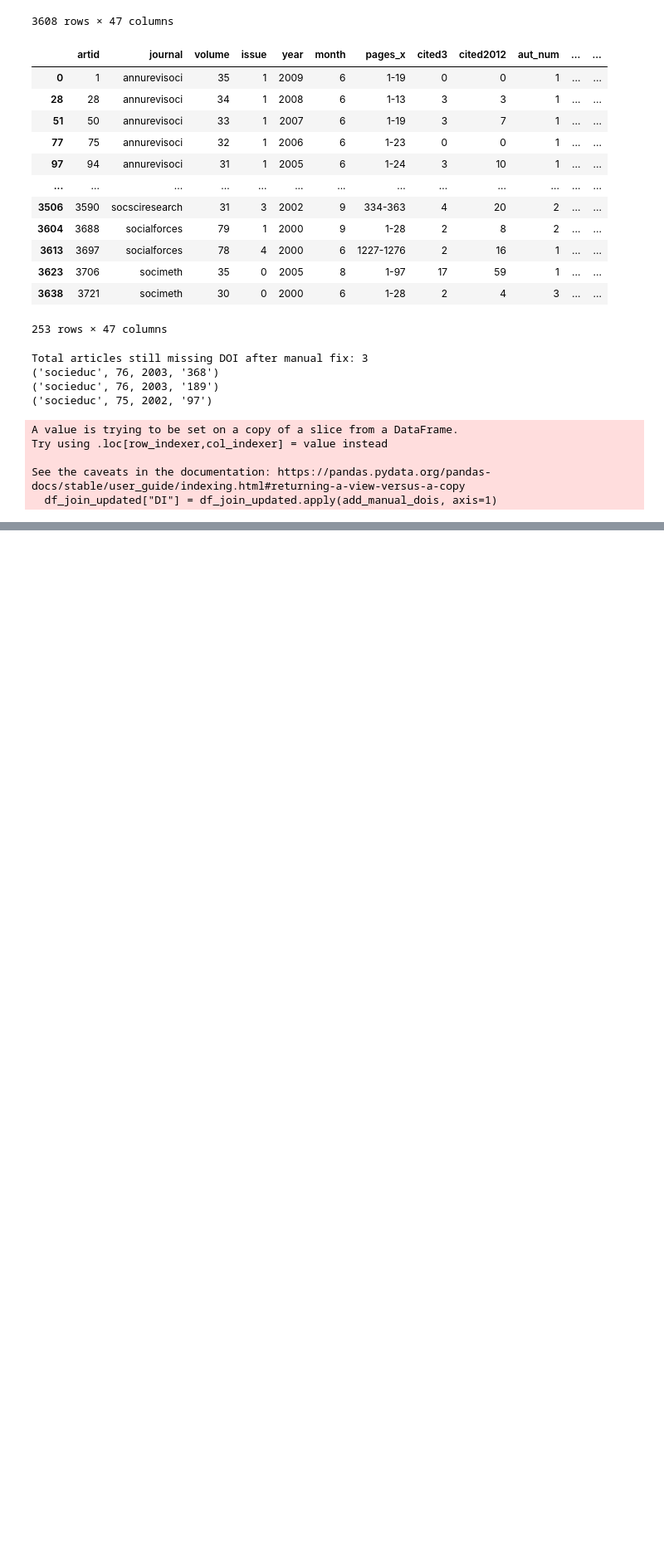
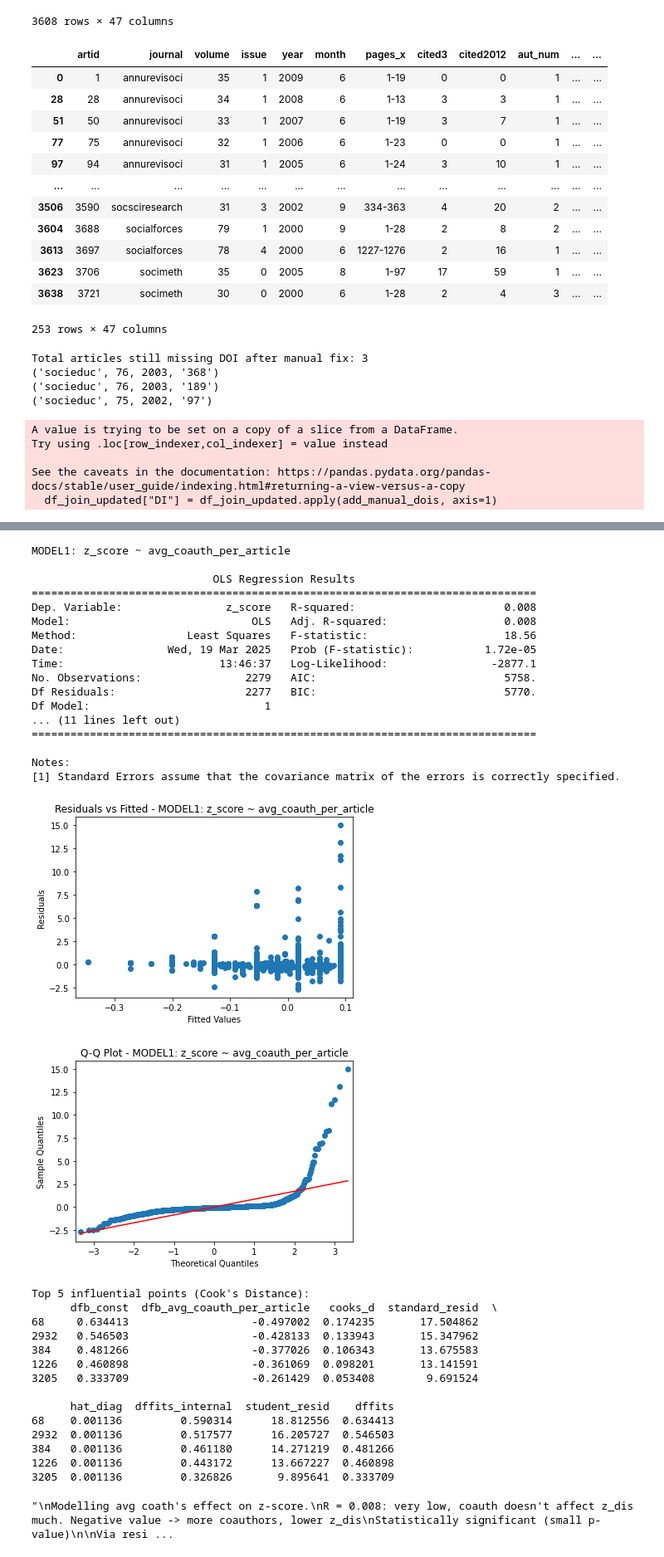
Before and after one commit to akshue27/acknowledgements, a Jupyter notebook: attemptedmerge.ipynb, the cells around one changed output, grey strips where cells are left out. Shown at 83% size. Drawn from its saved outputs; the diff is of its cells as text; code cells hidden in the pictures; blank space fills up the shorter version.

```diff
--- a/attemptedmerge.ipynb
+++ b/attemptedmerge.ipynb
@@ -644 +1027,3 @@ memory usage: 892.4 MB
 None
+# %%
+df6 = df5.merge(disruption_df, on="MAGpaperID", how="left")
@@ -644,0 +1668,18 @@ None
+# %%
+# Check if rows with missing author are a subset of rows with missing z-score
+author_nan = all_auth_df[all_auth_df['anglicized_author'].isna()]
+z_score_nan = all_auth_df[all_auth_df['z_score'].isna()]
+
+# Get row indices
+author_nan_indices = set(author_nan.index)
+z_score_nan_indices = set(z_score_nan.index)
+
+# Check if author_nan is a subset of z_score_nan
+is_subset = author_nan_indices.issubset(z_score_nan_indices)
+print(is_subset)
+
+"""
+There are 1801 rows with a z-score missing, and 1264 rows from ack_data that could not be matched to an author in author_stats.
+1264 subset of 1801. So around 550 authors just don't have existing disruption data.
+We now attempt to match those 1264 authors to authors in all_author_stats.
+"""
@@ -644,0 +1858,4 @@ None
+# %%
+all_auth_df = all_auth_df[["egoname", "author", "num_acknowledged", "num_authored", "indegree", "outdegree", "total_coauthors", "unique_coauthors", "citation", "z_score", "mentor_index"]]
+
+all_auth_df
@@ -644,0 +1876,4 @@ None
+# %%
+with_zs = all_auth_df[all_auth_df["z_score"].notna()]
+
+with_zs
@@ -644,0 +1941,52 @@ None
+# %%
+
+# MODEL1 Sub-model 1
+X1 = with_zs[['avg_coauth_per_article']]
+y = with_zs['z_score']
+fit_and_diagnose(X1, y, "MODEL1: z_score ~ avg_coauth_per_article")
+
+"""
+Modelling avg coath's effect on z-score.
+R = 0.008: very low, coauth doesn't affect z_dis much. Negative value -> more coauthors, lower z_dis
+Statistically significant (small p-value)
+
+Via residuals, higher z-score is harder to accurately predict (past 0.1)
+Lack of normal distribution
+#68, 2931, 384, 1225, 3204 are highest Cook distance (most outlying)
+Severe right skew
+"""
+# %% [output]
+MODEL1: z_score ~ avg_coauth_per_article
+
+                            OLS Regression Results
+==============================================================================
+Dep. Variable:                z_score   R-squared:                       0.008
+Model:                            OLS   Adj. R-squared:                  0.008
+Method:                 Least Squares   F-statistic:                     18.56
+Date:                Wed, 19 Mar 2025   Prob (F-statistic):           1.72e-05
+Time:                        13:46:37   Log-Likelihood:                -2877.1
+No. Observations:                2279   AIC:                             5758.
+Df Residuals:                    2277   BIC:                             5770.
+Df Model:                           1
+... (11 lines left out)
+==============================================================================
+
+Notes:
+[1] Standard Errors assume that the covariance matrix of the errors is correctly specified.
+[figure, added]
+[figure, added]
+Top 5 influential points (Cook's Distance):
+      dfb_const  dfb_avg_coauth_per_article   cooks_d  standard_resid  \
+68     0.634413                   -0.497002  0.174235       17.504862
+2932   0.546503                   -0.428133  0.133943       15.347962
+384    0.481266                   -0.377026  0.106343       13.675583
+1226   0.460898                   -0.361069  0.098201       13.141591
+3205   0.333709                   -0.261429  0.053408        9.691524
+
+      hat_diag  dffits_internal  student_resid    dffits
+68    0.001136         0.590314      18.812556  0.634413
+2932  0.001136         0.517577      16.205727  0.546503
+384   0.001136         0.461180      14.271219  0.481266
+1226  0.001136         0.443172      13.667227  0.460898
+3205  0.001136         0.326826       9.895641  0.333709
+"\nModelling avg coath's effect on z-score.\nR = 0.008: very low, coauth doesn't affect z_dis much. Negative value -> more coauthors, lower z_dis\nStatistically significant (small p-value)\n\nVia resi ...
```
Also changed, not shown: parts of 88 cells of this notebook, 1 other file.
